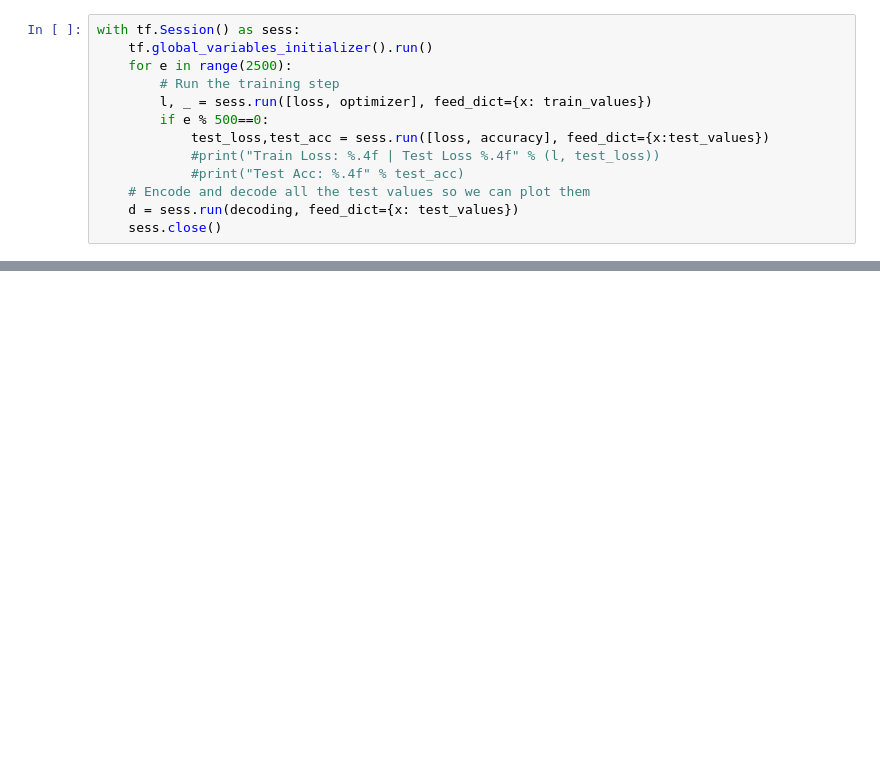
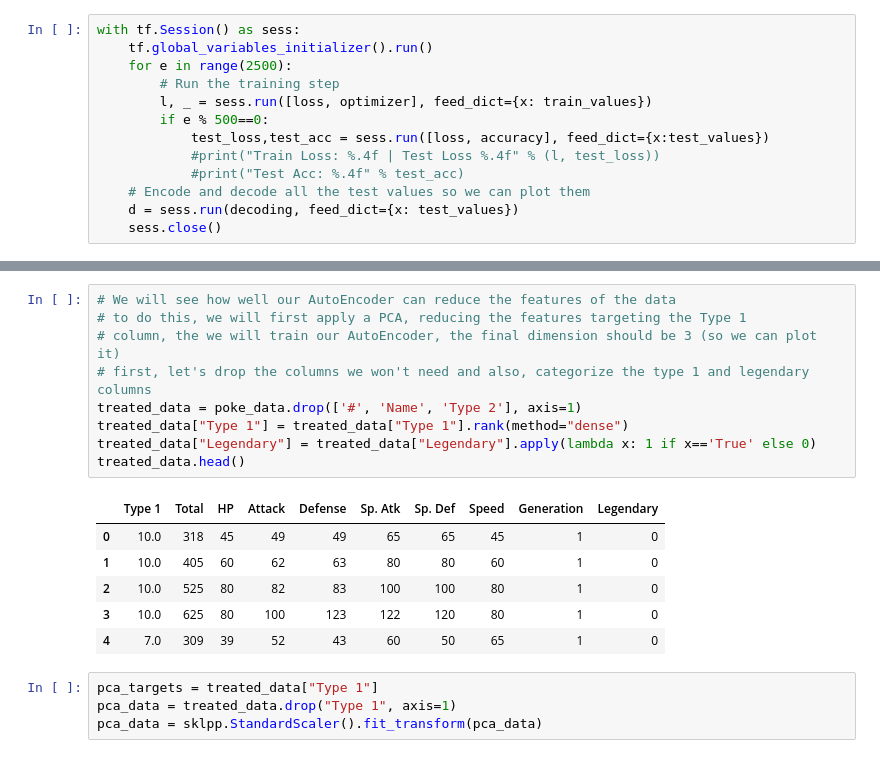
Before and after one commit to victorgcapone/datascience, a Jupyter notebook: AutoEncoder/Auto Enconder.ipynb, the cells around one changed output, grey strips where cells are left out. Drawn from its saved outputs; the diff is of its cells as text; blank space fills up the shorter version.

```diff
--- a/AutoEncoder/Auto Enconder.ipynb
+++ b/AutoEncoder/Auto Enconder.ipynb
@@ -74,0 +95,20 @@ plt.scatter(decoded[0],decoded[1], zs=decoded[2] ,alpha=0.75, color ='red')
+# %%
+# We will see how well our AutoEncoder can reduce the features of the data
+# to do this, we will first apply a PCA, reducing the features targeting the Type 1
+# column, the we will train our AutoEncoder, the final dimension should be 3 (so we can plot it)
+# first, let's drop the columns we won't need and also, categorize the type 1 and legendary columns
+treated_data = poke_data.drop(['#', 'Name', 'Type 2'], axis=1)
+treated_data["Type 1"] = treated_data["Type 1"].rank(method="dense")
+treated_data["Legendary"] = treated_data["Legendary"].apply(lambda x: 1 if x=='True' else 0)
+treated_data.head()
+# %% [output]
+|  | Type 1 | Total | HP | Attack | Defense | Sp. Atk | Sp. Def | Speed | Generation | Legendary |
+| 0 | 10.0 | 318 | 45 | 49 | 49 | 65 | 65 | 45 | 1 | 0 |
+| 1 | 10.0 | 405 | 60 | 62 | 63 | 80 | 80 | 60 | 1 | 0 |
+| 2 | 10.0 | 525 | 80 | 82 | 83 | 100 | 100 | 80 | 1 | 0 |
+| 3 | 10.0 | 625 | 80 | 100 | 123 | 122 | 120 | 80 | 1 | 0 |
+| 4 | 7.0 | 309 | 39 | 52 | 43 | 60 | 50 | 65 | 1 | 0 |
+# %%
+pca_targets = treated_data["Type 1"]
+pca_data = treated_data.drop("Type 1", axis=1)
+pca_data = sklpp.StandardScaler().fit_transform(pca_data)
```
Also changed, not shown: parts of 13 cells of this notebook, 1 other file.
